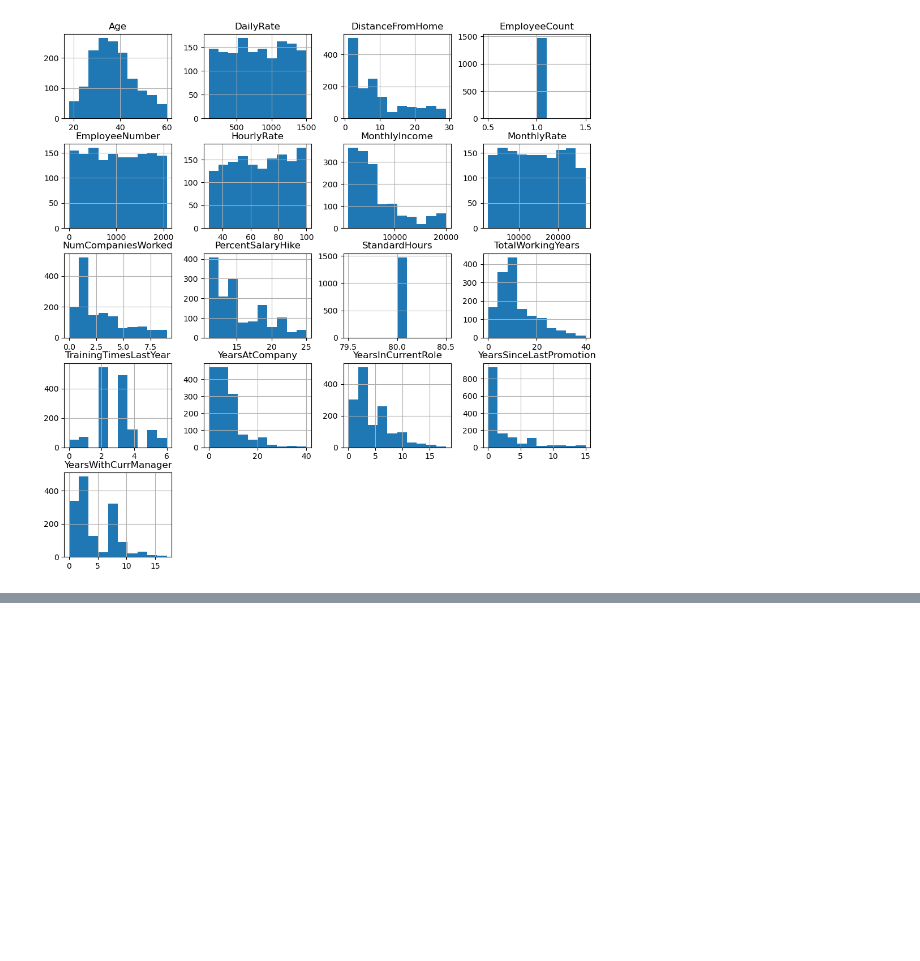
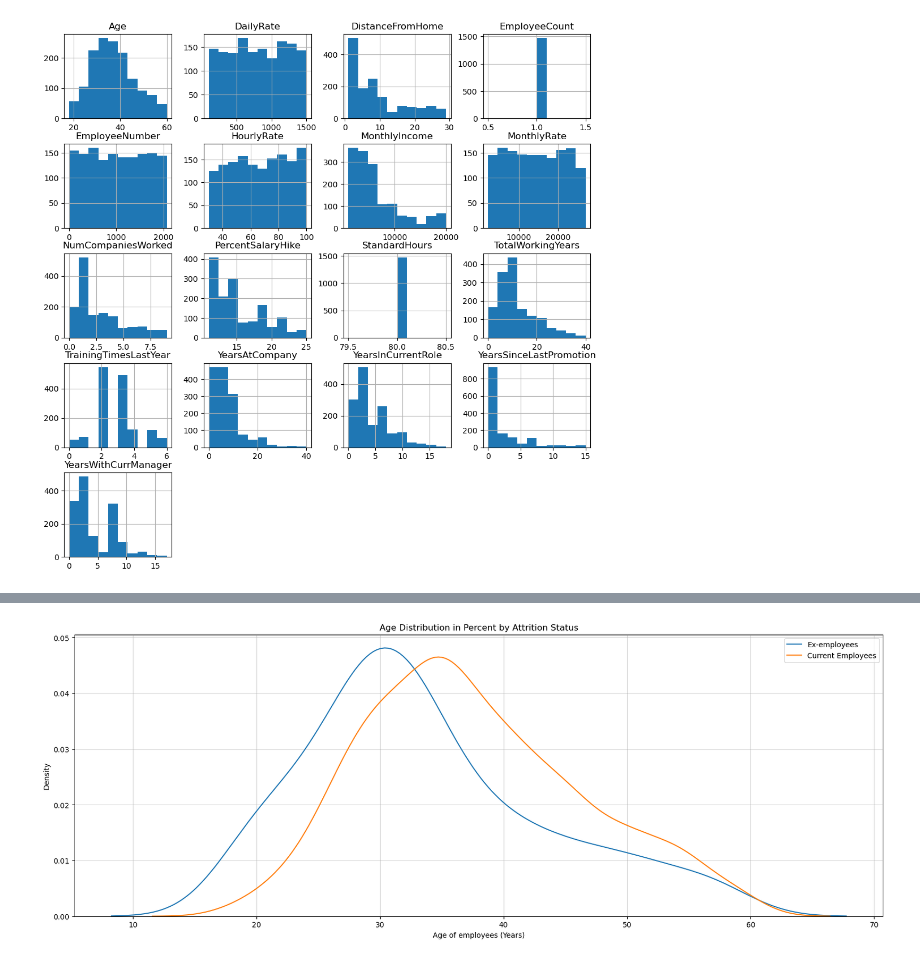
Before and after one commit to ZakariaElKazdam/Attrition-detection, a Jupyter notebook: attrition_detection.ipynb, the cells around one changed output, grey strips where cells are left out. Drawn from its saved outputs; the diff is of its cells as text; code cells hidden in the pictures; blank space fills up the shorter version.

Commit message:
age relationship to attrition status

```diff
--- a/attrition_detection.ipynb
+++ b/attrition_detection.ipynb
@@ -266,0 +290,12 @@ Current exmployees: average age = 37.6 years old and standard deviation = 8.9
+# %%
+plt.figure(figsize = (20,7))
+plt.grid(True , alpha = 0.5)
+sns.kdeplot(data.loc[data['Attrition']=='Yes', 'Age'] , label = 'Ex-employees')
+sns.kdeplot(data.loc[data['Attrition'] == 'No', 'Age'], label = 'Current Employees')
+plt.legend()
+plt.xlabel('Age of employees (Years)')
+plt.ylabel('Density')
+plt.title('Age Distribution in Percent by Attrition Status')
+plt.show()
+# %% [output]
+[figure, added]
```
Also changed, not shown: parts of 7 cells of this notebook.
